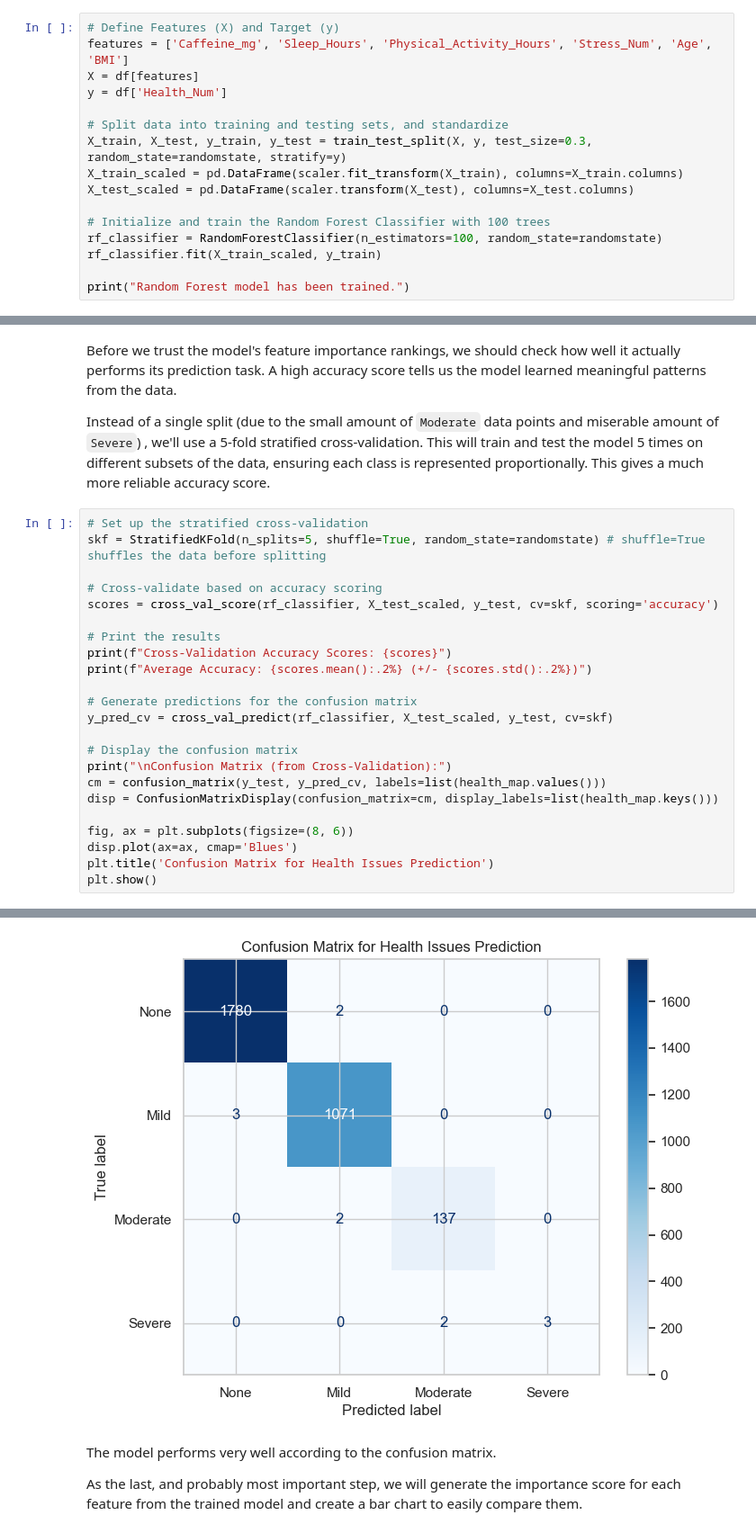
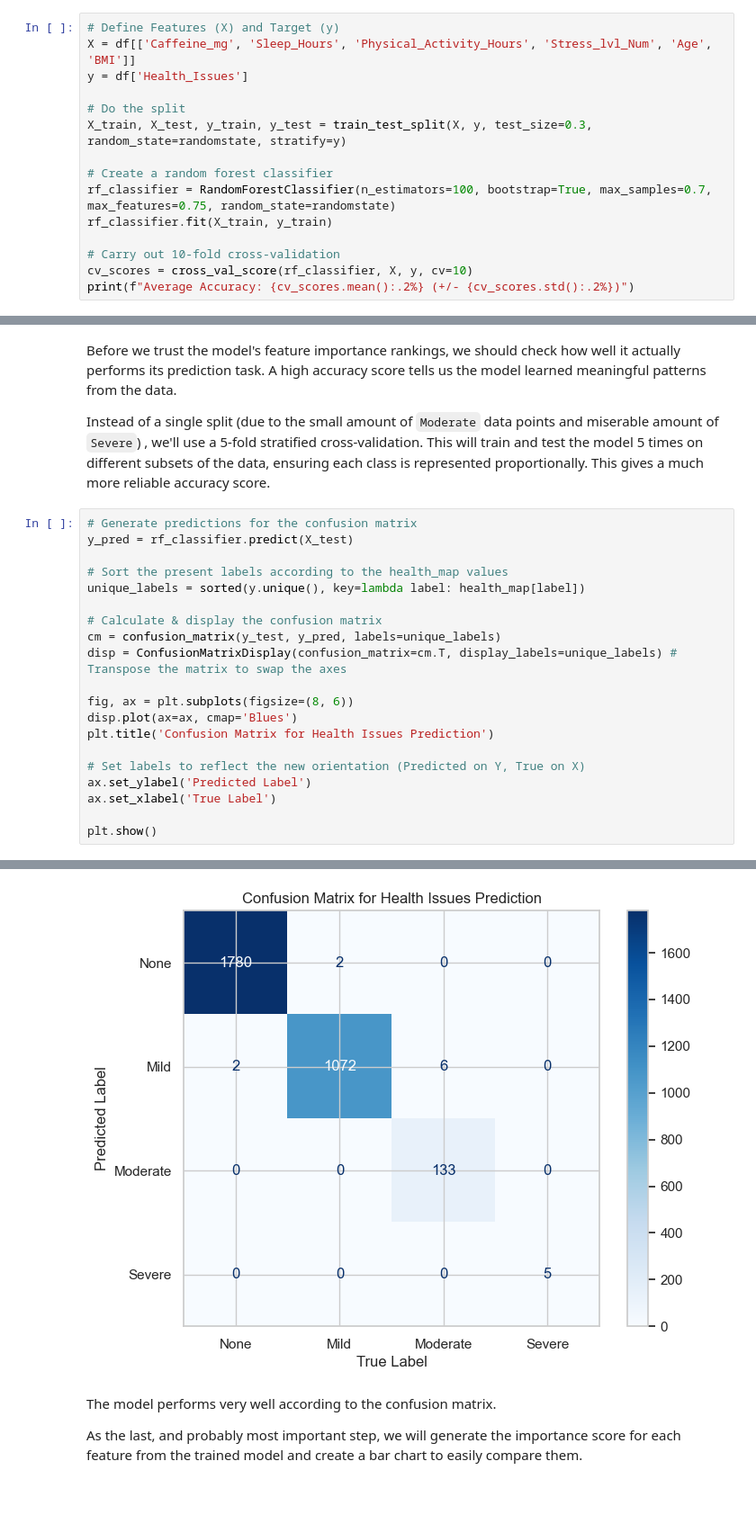
Before and after one commit to Itz-Ezu/DKKO_group6, a Jupyter notebook: coffee_project/hot_coffee.ipynb, the cells around one changed output, grey strips where cells are left out. Shown at 90% size. Saved outputs shown, nothing was run; the diff lists cells and outputs as text; blank space fills up the shorter version.

```diff
--- a/coffee_project/hot_coffee.ipynb
+++ b/coffee_project/hot_coffee.ipynb
@@ -456,18 +427,17 @@ So within 10 cups of coffee (or 1-2 energetics) you are somehow safe and there i
 We start by defining our features *X* and our target *y*. The features will contain all the lifestyle factors we want to analyze. `Smoking` and `Alcohol_Consumption` have been excluded as they are binary values with no context whether the consumption is high or very scarce, and so they are irrelevant to our analysis. The primary goal is to find out how impactful caffeine consumption is in predicting health issues compared to other key factors. The target value which we are trying to predict is `Health_Num`: health issues on a numerical scale.
 # %%
 # Define Features (X) and Target (y)
-features = ['Caffeine_mg', 'Sleep_Hours', 'Physical_Activity_Hours', 'Stress_Num', 'Age', 'BMI']
-X = df[features]
-y = df['Health_Num']
+X = df[['Caffeine_mg', 'Sleep_Hours', 'Physical_Activity_Hours', 'Stress_lvl_Num', 'Age', 'BMI']]
+y = df['Health_Issues']
 
-# Split data into training and testing sets, and standardize
+# Do the split
 X_train, X_test, y_train, y_test = train_test_split(X, y, test_size=0.3, random_state=randomstate, stratify=y)
-X_train_scaled = pd.DataFrame(scaler.fit_transform(X_train), columns=X_train.columns)
-X_test_scaled = pd.DataFrame(scaler.transform(X_test), columns=X_test.columns)
 
-# Initialize and train the Random Forest Classifier with 100 trees
-rf_classifier = RandomForestClassifier(n_estimators=100, random_state=randomstate)
-rf_classifier.fit(X_train_scaled, y_train)
+# Create a random forest classifier
+rf_classifier = RandomForestClassifier(n_estimators=100, bootstrap=True, max_samples=0.7, max_features=0.75, random_state=randomstate)
+rf_classifier.fit(X_train, y_train)
 
-print("Random Forest model has been trained.")
+# Carry out 10-fold cross-validation
+cv_scores = cross_val_score(rf_classifier, X, y, cv=10)
+print(f"Average Accuracy: {cv_scores.mean():.2%} (+/- {cv_scores.std():.2%})")
 # %% [output]
@@ -477,26 +447,23 @@ Before we trust the model's feature importance rankings, we should check how wel
 
 Instead of a single split (due to the small amount of `Moderate` data points and miserable amount of `Severe`) , we'll use a 5-fold stratified cross-validation. This will train and test the model 5 times on different subsets of the data, ensuring each class is represented proportionally. This gives a much more reliable accuracy score.
 # %%
-# Set up the stratified cross-validation
-skf = StratifiedKFold(n_splits=5, shuffle=True, random_state=randomstate) # shuffle=True shuffles the data before splitting
+# Generate predictions for the confusion matrix
+y_pred = rf_classifier.predict(X_test)
 
-# Cross-validate based on accuracy scoring
-scores = cross_val_score(rf_classifier, X_test_scaled, y_test, cv=skf, scoring='accuracy')
+# Sort the present labels according to the health_map values
+unique_labels = sorted(y.unique(), key=lambda label: health_map[label])
 
-# Print the results
-print(f"Cross-Validation Accuracy Scores: {scores}")
-print(f"Average Accuracy: {scores.mean():.2%} (+/- {scores.std():.2%})")
-
-# Generate predictions for the confusion matrix
-y_pred_cv = cross_val_predict(rf_classifier, X_test_scaled, y_test, cv=skf)
-
-# Display the confusion matrix
-print("\nConfusion Matrix (from Cross-Validation):")
-cm = confusion_matrix(y_test, y_pred_cv, labels=list(health_map.values()))
-disp = ConfusionMatrixDisplay(confusion_matrix=cm, display_labels=list(health_map.keys()))
+# Calculate & display the confusion matrix
+cm = confusion_matrix(y_test, y_pred, labels=unique_labels)
+disp = ConfusionMatrixDisplay(confusion_matrix=cm.T, display_labels=unique_labels) # Transpose the matrix to swap the axes
 
 fig, ax = plt.subplots(figsize=(8, 6))
 disp.plot(ax=ax, cmap='Blues')
 plt.title('Confusion Matrix for Health Issues Prediction')
+
+# Set labels to reflect the new orientation (Predicted on Y, True on X)
+ax.set_ylabel('Predicted Label')
+ax.set_xlabel('True Label')
+
 plt.show()
 # %% [output]
@@ -507,4 +470,4 @@ Confusion Matrix (from Cross-Validation):
-[figure, old version]
+[figure, new version]
 # %% [markdown]
 The model performs very well according to the confusion matrix.
 
```
Also changed, not shown: parts of 12 cells of this notebook.
